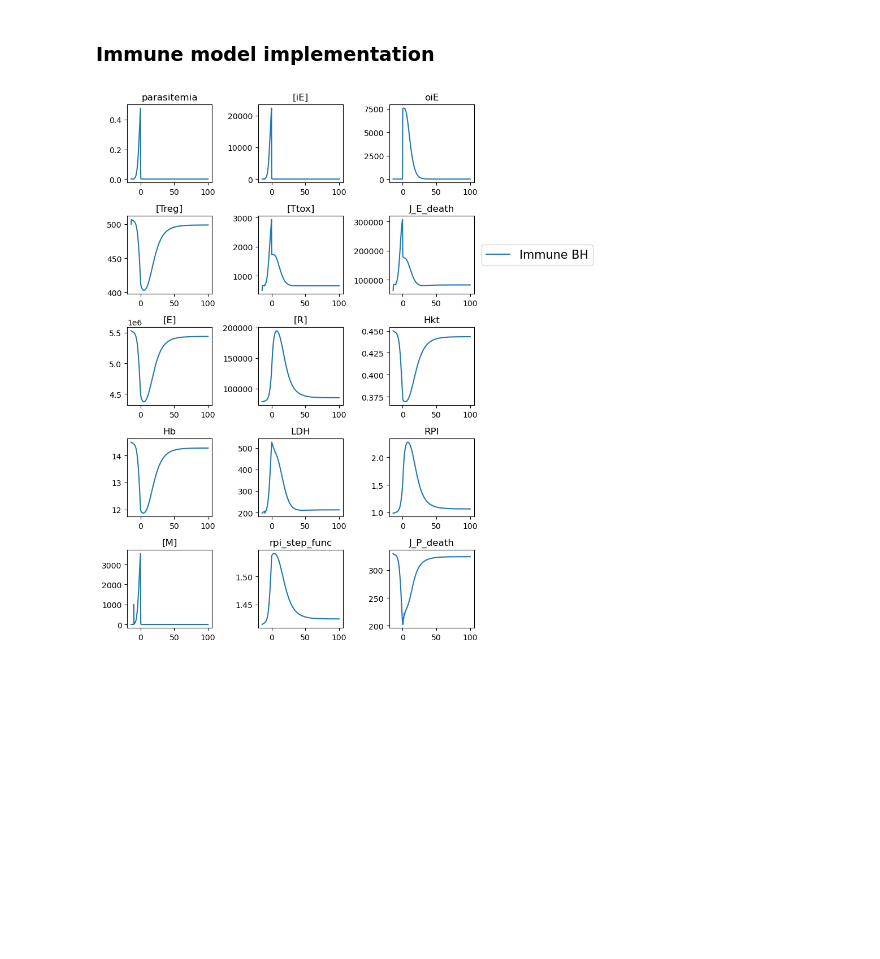
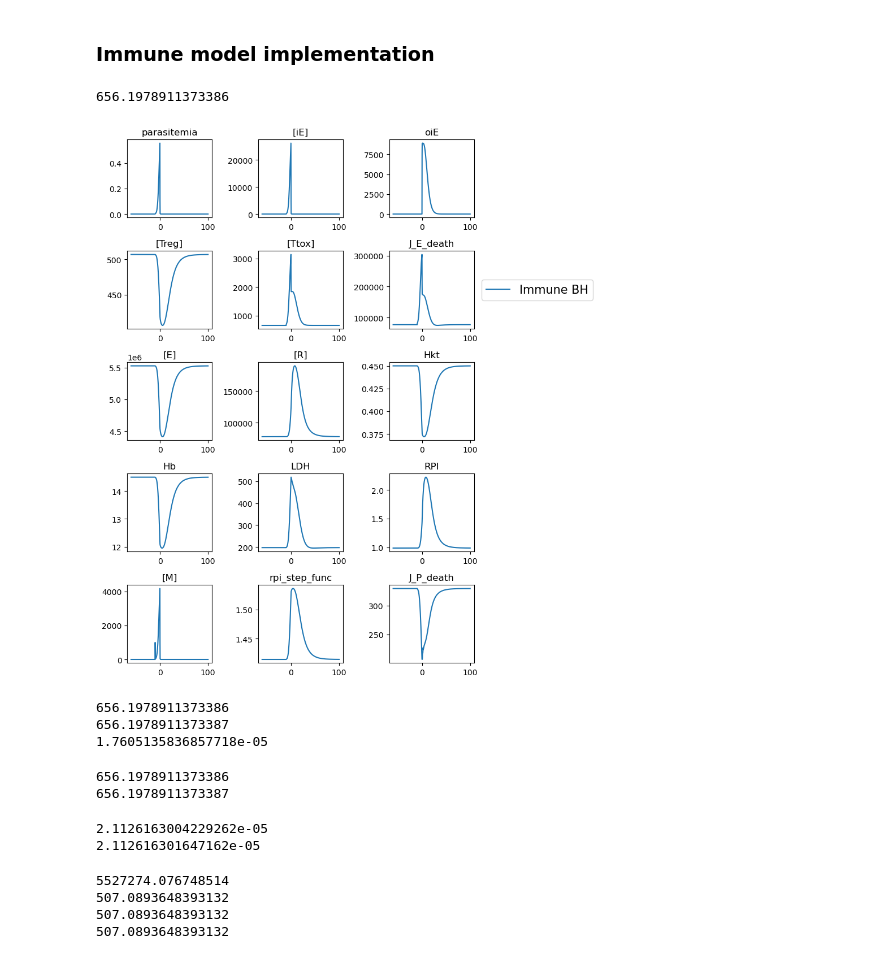
Before and after one commit to Nexia23/PTH_model_chapter, a Jupyter notebook: notebooks/run_delay_model.ipynb, the cells around one changed output. Cells and saved outputs as stored; diff of their text form; code cells hidden in the pictures; blank space fills up the shorter version.

```diff
--- a/notebooks/run_delay_model.ipynb
+++ b/notebooks/run_delay_model.ipynb
@@ -101,10 +101,10 @@ def simulate_model(model_path: str = '../LCT_model/general_LCT_OIE.ant', infecti
     res_df = pd.concat([ss_res_df, act_res_df], axis=0)
     return res_df
 
-def simulate_model2(model="no", model_path = '../LCT_model/general_LCT_OIE.ant',
+def simulate_model2(model_type="general", model_path = '../LCT_model/general_LCT_OIE.ant',
                    infection_pars: dict = {},
                    ss_duration:float=4.,pre_t:float=3.0, simulation_end:float=50.0,
-                   bool_med= True, bool_set_pars=False, bool_hapto=False,
+                   bool_infect=True, bool_med= True, bool_set_pars=False, bool_hapto=False,
                    selections:list=['time', '[R]', '[iE]', '[E]','[M]','[P]', 'oiE', 'Hkt',
                                      'Hb', 'LDH', 'parasitemia', 'RPI', 'J_oiE_death',
                                      'J_P_birth', 'J_P_death',
@@ -112,9 +112,10 @@ def simulate_model2(model="no", model_path = '../LCT_model/general_LCT_OIE.ant',
                                      + [f'[oiE_{i}]' for i in range(1, 7)]):
     """Simulates model for given BH_max value and returns dataframe with results.
     Includes presimulation for specific time (infection_after)."""
-    if type(model)==str:
+    if type(model_path)==str:
         model = te.loada(model_path)
-
+    else:
+        model = model_path
     if bool_set_pars:
         for p in infection_pars:
             try:
@@ -122,7 +123,7 @@ def simulate_model2(model="no", model_path = '../LCT_model/general_LCT_OIE.ant',
             except RuntimeError:
                 continue
 
-    model = set_model_to_ss(model,infection_pars)
+    model = set_model_to_ss(model,infection_pars,model_type)
     if bool_hapto:
         selections+=['fHb']
     # ss simulation
@@ -130,9 +131,9 @@ def simulate_model2(model="no", model_path = '../LCT_model/general_LCT_OIE.ant',
     model.events_medication_on = False
     ss_res = model.simulate(-ss_duration-pre_t, -pre_t, 10, selections=selections)
     ss_res_df = pd.DataFrame(ss_res, columns=ss_res.colnames)
-
+    if bool_infect:
     # infection simulation
-    model.M = 1e3
+        model.M = 1e3
 
     for p in infection_pars:
          try:
@@ -302,9 +303,9 @@ fig, ax = plt.subplots(n_rows, n_cols, squeeze=True, figsize=(n_cols*3, n_rows*2
 for hkt_in in np.arange(0.35,0.5,0.05):
     model.resetToOrigin()
     update_parameters.update({"Hkt_init":hkt_in})
-    temp_model = set_model_to_ss(model,update_parameters)
+    temp_model = set_model_to_ss(model,update_parameters, model_name='general')
     #print(temp_model.k_P_birth)
-    res = simulate_model2(temp_model, infection_pars=infect_pars,pre_t=pre_t_new,
+    res = simulate_model2(model_path=temp_model, infection_pars=infect_pars,pre_t=pre_t_new,
                           bool_set_pars=True,bool_med=True)
     for i, obs in enumerate(observables):
         row = i//n_cols
@@ -413,7 +414,7 @@ update_parameters= {
         'par2_fHb': 2e-3,
         'switch_fHb' : 6e3,
 }
-res = simulate_model2(model, pre_t=10, infection_pars=update_parameters, bool_hapto=True, simulation_end=100)
+res = simulate_model2(model_path=model, pre_t=10, infection_pars=update_parameters, bool_hapto=True, simulation_end=100)
 ## plot results
 observables = ['parasitemia', '[iE]', 'oiE', 'fHb', 'k_E_death','[E]', '[R]',
                'Hkt' ,'Hb', 'LDH','RPI','[M]','rpi_step_func','J_P_birth', 'J_P_death']
@@ -465,7 +466,7 @@ for p in np.arange(0,3e-3,5e-4):
 
     }
     model = te.loada('../LCT_model/Hapto_LCT_OIE.ant')
-    res = simulate_model2(model, pre_t=10, simulation_end=100,
+    res = simulate_model2(model_path=model, pre_t=10, simulation_end=100,
                           infection_pars=update_parameters, bool_hapto=True)
     for i, obs in enumerate(observables):
         row = i//n_cols
@@ -540,36 +541,83 @@ update_parameters= {
         "LDH": 197.37366622040253,
         "t_E_death":e_death,
         'slope_rpi':slope_rpi,
+        'beta_Treg':0.01,
+        'delta_Treg':109,
+        #'k_digest_E':1.52619275123644524e-05
 
 }
 selec = ['time', '[R]', '[iE]', '[E]','[M]','[P]','[Treg]','[Ttox]', 'oiE', 'Hkt',
          'Hb', 'LDH', 'parasitemia', 'RPI', 'J_oiE_death',
          'J_P_birth', 'J_P_death','J_E_death','rpi_step_func'] + [f'[oiE_{i}]' for i in range(1, 7)]
-res = simulate_model2(model, pre_t=10, infection_pars=update_parameters,selections=selec,
-                      bool_hapto=False, simulation_end=100)
+res = simulate_model2(model_type='immune', model_path=model,
+                      ss_duration=50, pre_t=10, simulation_end=100,
+                      infection_pars=update_parameters,selections=selec,
+                      bool_med=True, bool_infect=True)
 ## plot results
 observables = ['parasitemia', '[iE]', 'oiE','[Treg]', '[Ttox]', 'J_E_death','[E]', '[R]',
                'Hkt' ,'Hb', 'LDH','RPI','[M]','rpi_step_func','J_P_death']
 
 n_cols = 3
 n_rows = int(np.ceil(len(observables)/n_cols))
 
 fig, ax = plt.subplots(n_rows, n_cols, squeeze=True, figsize=(n_cols*3, n_rows*2))
 
 for i, obs in enumerate(observables):
     row = i//n_cols
     col = i%n_cols
     ax[row, col].plot(res['time'], res[obs], label='Immune BH')
     #ax[row, col].plot(bh_res['time'], bh_res[obs], label='BH')
     ax[row, col].set_title(obs)
+    #ax[row, col].set_ylim(min(res[obs])-1.5, max(res[obs])+1.5)
 
 handles, labels = ax[1, 1].get_legend_handles_labels()  # Legend Box outsides Subplots
 
 ax[1, -1].legend(handles, labels, loc='center left',
                   bbox_to_anchor=(1.02, 0.5), fontsize=15
                   ) #bbox (nach rechts-links, oben-unten, negativ yes)
 
 plt.tight_layout()
 plt.show()
 # %% [output]
+656.1978911373386
-[figure, old version]
+[figure, new version]
+# %%
+print(res['[Ttox]'].values[0])
+e = res['[E]'].values[0]
+r = res['[R]'].values[0]
+Treg = res['[Treg]'].values[0]
+tox = (model.k_R_aging * r)/(e*model.k_digest_E)
+print(tox)
+print(model.k_E_death/tox)
+# %% [output]
+656.1978911373386
+656.1978911373387
+1.7605135836857718e-05
+# %%
+print(res['[Ttox]'].values[0])
+e = res['[E]'].values[-1]
+r = res['[R]'].values[-1]
+Treg = res['[Treg]'].values[-1]
+tox = (model.k_R_aging * r)/(e*model.k_digest_E)
+print(tox)
+# %% [output]
+656.1978911373386
+656.1978911373387
+# %%
+e = res['[E]'].values[0]
+r = res['[R]'].values[0]
+print(model.k_R_aging * r/(e*tox))
+print(model.k_E_death / 546.8315756308999)
+# %% [output]
+2.1126163004229262e-05
+2.112616301647162e-05
+# %%
+print(res['[E]'].values[0])
+print(res['[Treg]'].values[0])
+print(res['[Treg]'].values[-1])
+print(model.beta_Treg/model.delta_Treg * res['[E]'].values[0])
+# %% [output]
+5527274.076748514
+507.0893648393132
+507.0893648393132
+507.0893648393132
```
Also changed, not shown: parts of 20 cells of this notebook.
